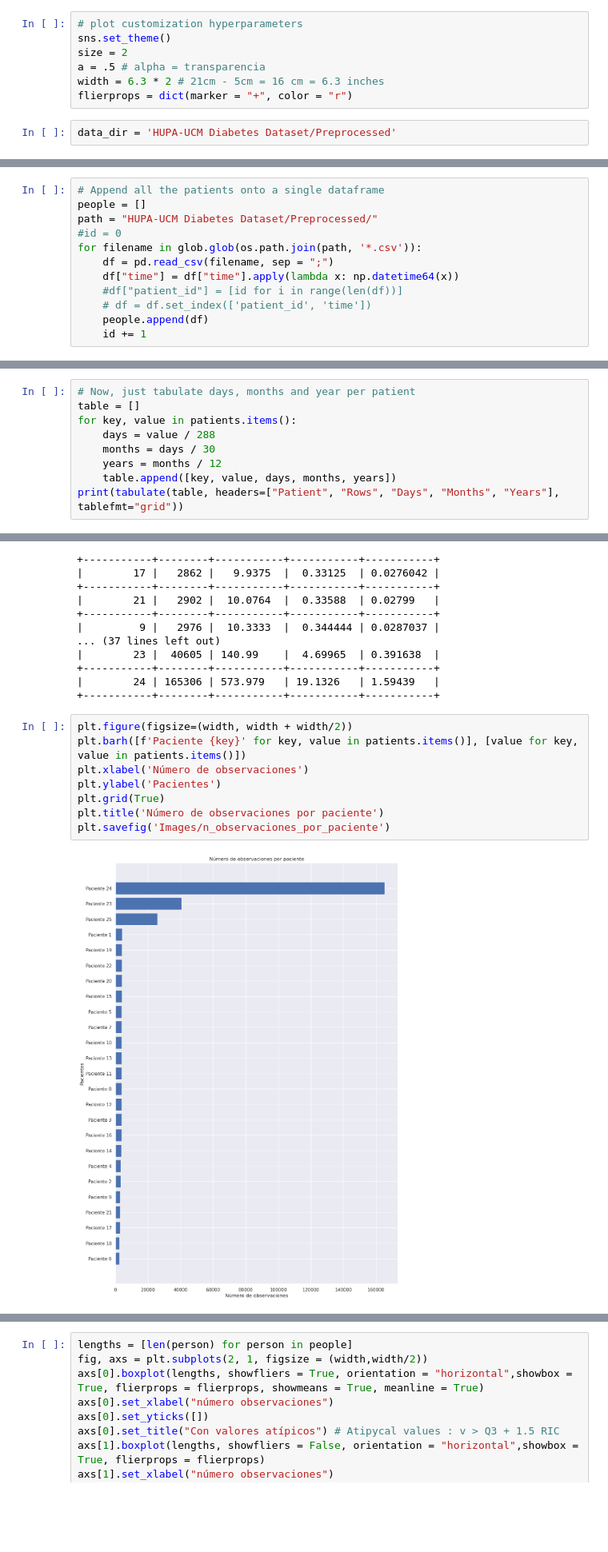
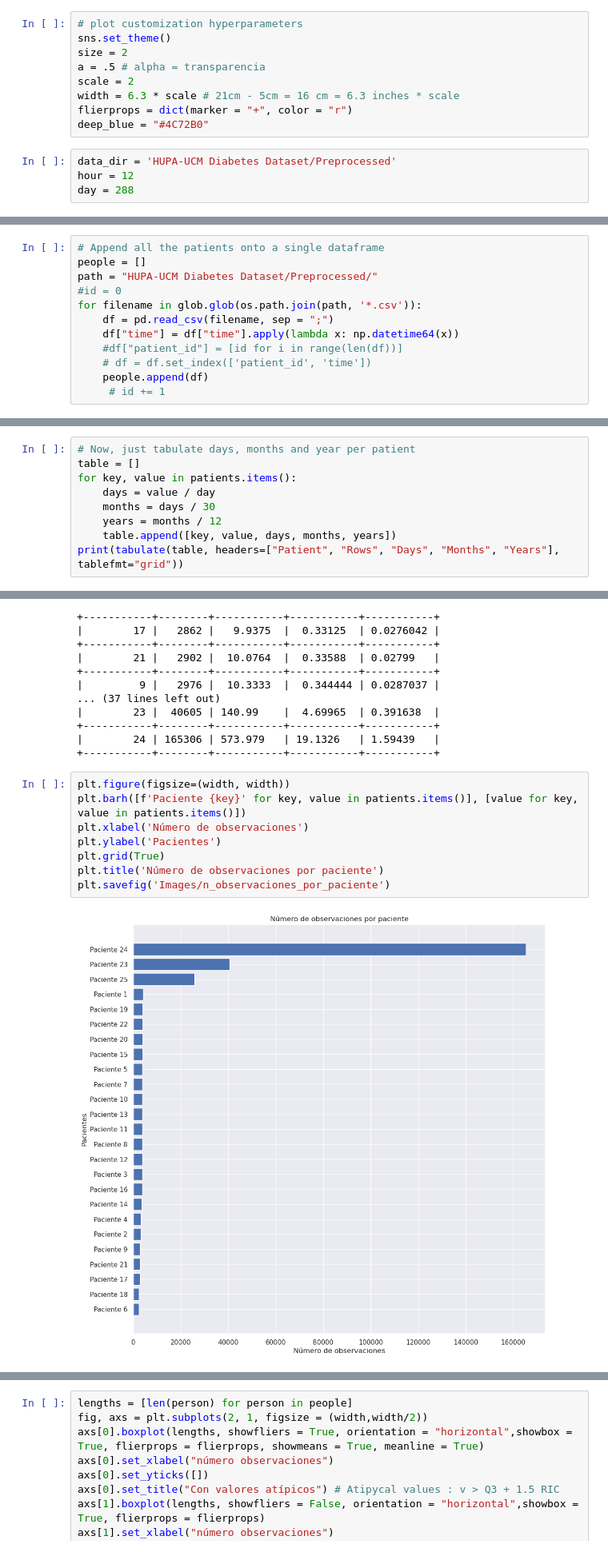
Before and after one commit to Arturo2711/EDA-DT1-PROJECT, a Jupyter notebook: EDA.ipynb, the cells around one changed output, grey strips where cells are left out. Shown at 80% size. Cells and saved outputs as stored; diff of their text form; blank space fills up the shorter version.

```diff
--- a/EDA.ipynb
+++ b/EDA.ipynb
@@ -45,10 +46,14 @@ import statsmodels.tsa as tsa
 sns.set_theme()
 size = 2
 a = .5 # alpha = transparencia
-width = 6.3 * 2 # 21cm - 5cm = 16 cm = 6.3 inches
+scale = 2
+width = 6.3 * scale # 21cm - 5cm = 16 cm = 6.3 inches * scale
 flierprops = dict(marker = "+", color = "r")
+deep_blue = "#4C72B0"
 # %%
 data_dir = 'HUPA-UCM Diabetes Dataset/Preprocessed'
+hour = 12
+day = 288
 # %% [markdown]
 ## Exploratory Data Analysis
 # %% [markdown]
@@ -64,7 +69,7 @@ for filename in glob.glob(os.path.join(path, '*.csv')):
     #df["patient_id"] = [id for i in range(len(df))]
     # df = df.set_index(['patient_id', 'time'])
     people.append(df)
-    id += 1
+     # id += 1
 # %%
 # t_(i) - t_(i-1)
 def diff(ts):
@@ -133,7 +138,7 @@ patients = dict(sorted(patients.items(), key=lambda item: item[1]))
 # Now, just tabulate days, months and year per patient
 table = []
 for key, value in patients.items():
-    days = value / 288
+    days = value / day
     months = days / 30
     years = months / 12
     table.append([key, value, days, months, years])
@@ -157,12 +162,12 @@ print(tabulate(table, headers=["Patient", "Rows", "Days", "Months", "Years"], ta
 |        24 | 165306 | 573.979   | 19.1326   | 1.59439   |
 +-----------+--------+-----------+-----------+-----------+
 # %%
-plt.figure(figsize=(width, width + width/2))
+plt.figure(figsize=(width, width))
 plt.barh([f'Paciente {key}' for key, value in patients.items()], [value for key, value in patients.items()])
 plt.xlabel('Número de observaciones')
 plt.ylabel('Pacientes')
 plt.grid(True)
 plt.title('Número de observaciones por paciente')
 plt.savefig('Images/n_observaciones_por_paciente')
 # %% [output]
-[figure, old version]
+[figure, new version]
```
Also changed, not shown: parts of 11 cells of this notebook, 9 other files.
